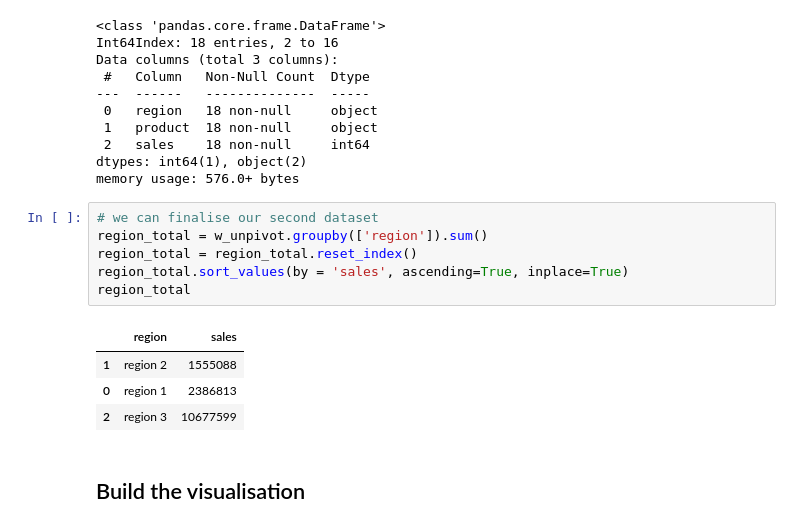
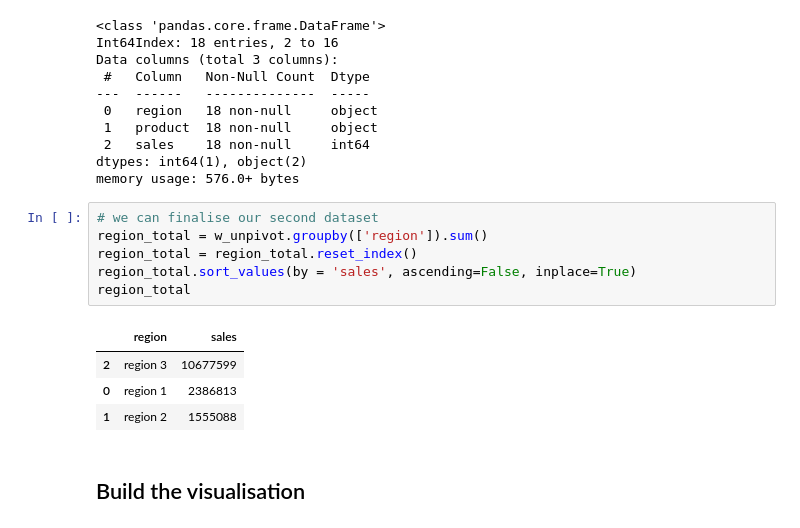
Before and after one commit to m6rie/python_analytics, a Jupyter notebook: case_study/wholesale_customers/wholesale_customers.ipynb, the cells around one changed output. Cells and saved outputs as stored; diff of their text form.

```diff
--- a/case_study/wholesale_customers/wholesale_customers.ipynb
+++ b/case_study/wholesale_customers/wholesale_customers.ipynb
@@ -151,14 +151,14 @@ memory usage: 576.0+ bytes
 # %%
 # we can finalise our second dataset
 region_total = w_unpivot.groupby(['region']).sum()
 region_total = region_total.reset_index()
-region_total.sort_values(by = 'sales', ascending=True, inplace=True)
+region_total.sort_values(by = 'sales', ascending=False, inplace=True)
 region_total
 # %% [output]
 |  | region | sales |
+| 2 | region 3 | 10677599 |
+| 0 | region 1 | 2386813 |
 | 1 | region 2 | 1555088 |
-| 0 | region 1 | 2386813 |
-| 2 | region 3 | 10677599 |
 # %% [markdown]
 ## Build the visualisation
 # %% [markdown]
```
Also changed, not shown: parts of 2 cells of this notebook.
